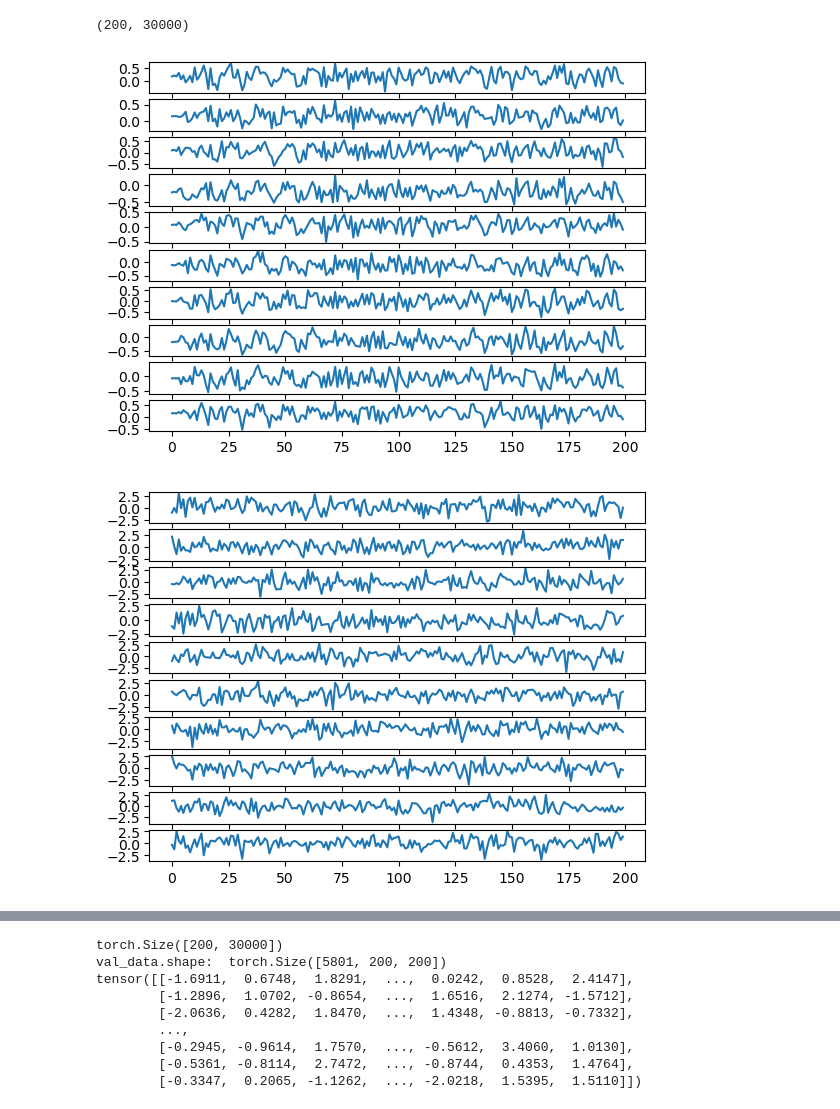
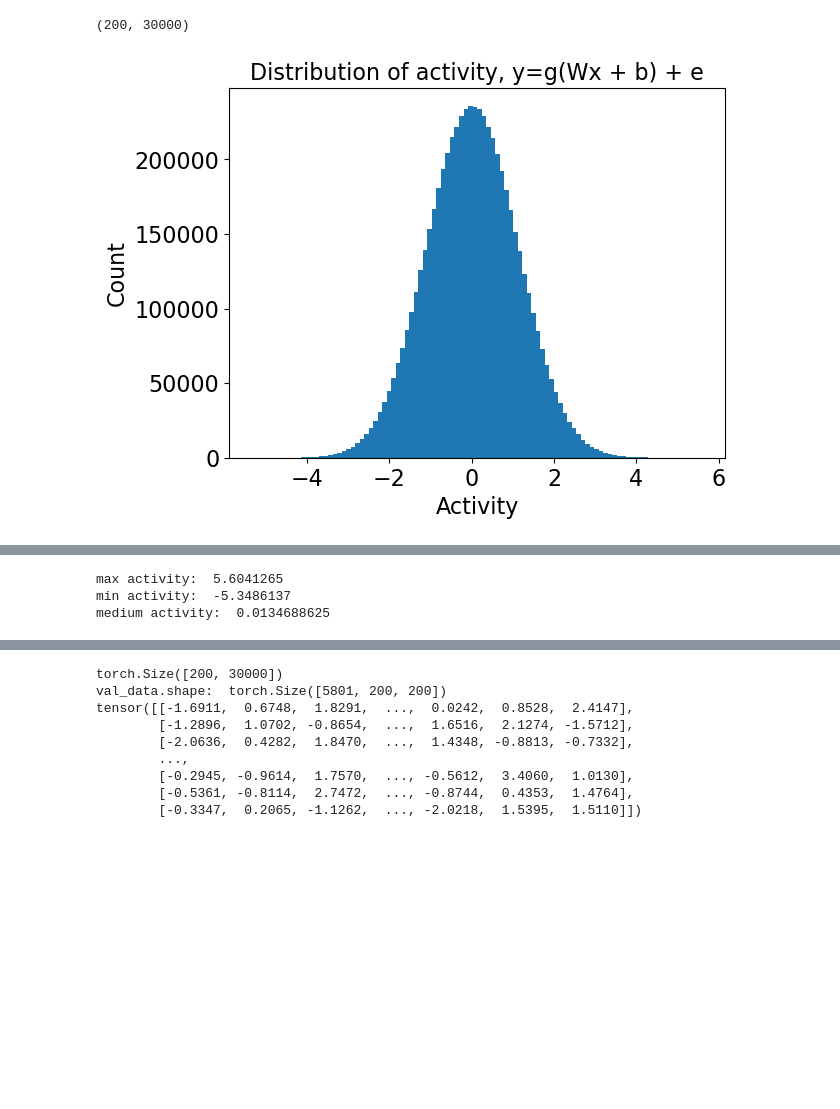
Before and after one commit to wuweizhang0723/func2graph, a Jupyter notebook: notebook/check_data/simulation_data.ipynb, the cells around one changed output, grey strips where cells are left out. Saved outputs shown, nothing was run; the diff lists cells and outputs as text; code cells hidden in the pictures; blank space fills up the shorter version.

```diff
--- a/notebook/check_data/simulation_data.ipynb
+++ b/notebook/check_data/simulation_data.ipynb
@@ -15,15 +16,19 @@ from func2graph import models, tools, baselines
+# %%
+plt.rcParams.update({
+    'axes.titlesize': 16,
+    'axes.labelsize': 16,
+    'xtick.labelsize': 16,
+    'ytick.labelsize': 16,
+})
 # %% [markdown]
 ### Construct Data
 # %%
 neuron_num = 200   #####################
-dt = 0.05
-tau = 2   ##################### !!!!!!!!!!!!!!!!!!!!!!!!!!!!!!!!!!
+tau = 1   ##################### !!!!!!!!!!!!!!!!!!!!!!!!!!!!!!!!!!
 
-spike_neuron_num=2
-spike_input=5
 
-init_scale = 0.1  #################
-weight_scale = 0.1   #################
+init_scale = 0.2  #################
+weight_scale = 0.2   #################
 error_scale = 1  #################
 
 total_time = 30000
@@ -36,10 +41,7 @@ test = False  ######################
 
 simulator = data_simulator(
     neuron_num=neuron_num,
-    dt=dt,
     tau=tau,
-    spike_neuron_num=spike_neuron_num,
-    spike_input=spike_input,
     weight_scale= weight_scale,
     init_scale=init_scale,
     error_scale=error_scale,
@@ -80,20 +82,35 @@ else:
 # %% [output]
 (200, 30000)
 # %%
-for i in range(10):
-    plt.subplot(10, 1, i+1)
-    plt.plot(signal_result[i,:200])
-plt.show()
+if test == True:
+    for i in range(10):
+        plt.subplot(10, 1, i+1)
+        plt.plot(signal_result[i,:200])
+    plt.show()
 
-for i in range(10):
-    plt.subplot(10, 1, i+1)
-    plt.plot(error_result[i,:200] + signal_result[i,:200])
-plt.show()
+    for i in range(10):
+        plt.subplot(10, 1, i+1)
+        plt.plot(error_result[i,:200] + signal_result[i,:200])
+    plt.show()
 
-plt.hist(signal_result.flatten(), bins=100)
-plt.show()
-plt.hist(error_result.flatten(), bins=100)
-plt.show()
+    plt.hist(signal_result.flatten(), bins=100)
+    plt.show()
+    plt.hist(error_result.flatten(), bins=100)
+    plt.show()
+
+else:
+    plt.hist(result.flatten(), bins=100)
+    plt.title("Distribution of activity, y=g(Wx + b) + e")
+    plt.xlabel("Activity")
+    plt.ylabel("Count")
+    plt.show()
+
+    # get the largest value of activity
+    max_activity = np.max(result)
+    print("max activity: ", max_activity)
+    min_activity = np.min(result)
+    print("min activity: ", min_activity)
+    medium_activity = np.median(result)
+    print("medium activity: ", medium_activity)
 # %% [output]
-[figure, old version]
+[figure, new version]
-[figure, removed]
@@ -101,0 +117,3 @@ plt.show()
+max activity:  5.6041265
+min activity:  -5.3486137
+medium activity:  0.0134688625
```
Also changed, not shown: parts of 22 cells of this notebook, 1 other file.
